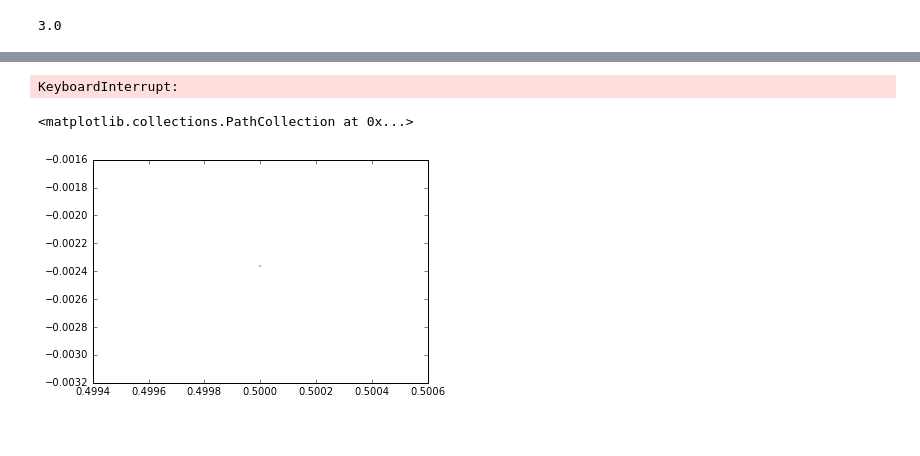
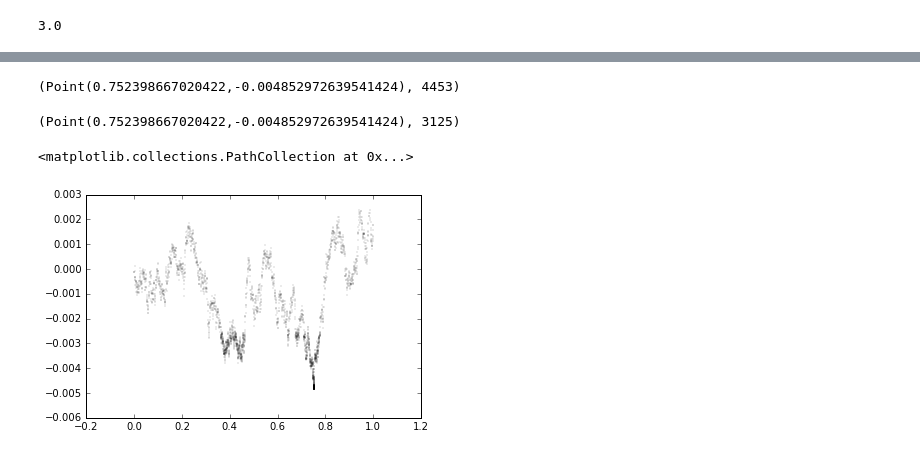
Before and after one commit to RadixSeven/LipschitzOpt, a Jupyter notebook: 1DOpt.ipynb, the cells around one changed output, grey strips where cells are left out. Saved outputs shown, nothing was run; the diff lists cells and outputs as text; code cells hidden in the pictures.

Commit message:
Fixed bug in greedy and compared it to cautious

```diff
--- a/1DOpt.ipynb
+++ b/1DOpt.ipynb
@@ -110,20 +110,35 @@ def funcFromPoints(points):
     """Makes a function that linearly interpolates for the control points (error for out of bounds)"""
     return interpolate.interp1d([p.x for p in points], [p.y for p in points],'linear')
 # %%
-def schubertOneStep(boxes, minErr, minFound, func, K):
-        # Among all the boxes whose lower bound is better than the best known, divide the box with the
-        # best center value
-        potentiallyOptimal = [boxPr for boxPr in enumerate(boxes) if boxPr[1].lowerBound(K) <= minFound]
+def schubertOneStepGreedy(boxes, minFound, stoppingErr, func, K):
+        # Among all the boxes whose lower bound is better than the best known that can be divided
+        potentiallyOptimal = [boxPr for boxPr in enumerate(boxes) if
+                              boxPr[1].lowerBound(K) <= minFound and boxPr[1].maxErr(K) >= stoppingErr]
+        if len(potentiallyOptimal) == 0:
+            return boxes, minFound, False
+        # Divide the box with the best center value
         toDivideIdx, toDivide = min(potentiallyOptimal, key=lambda p:p[1].center.y)
         newBoxes = toDivide.divide(func)
         boxes[toDivideIdx] = newBoxes[0]
         boxes.extend(newBoxes[1:])
         minFound = min([box.center.y for box in boxes])
-        minLowerBound = min([box.lowerBound(K) for box in boxes])
-        minErr = minFound - minLowerBound
-        return boxes, minErr, minFound
+        return boxes, minFound, True
 
-def schubertAlgorithm(center,width,err,func,K):
+def schubertOneStepCautious(boxes, minFound, stoppingErr, func, K):
+        # Among all the boxes whose lower bound is better than the best known that can be divided
+        potentiallyOptimal = [boxPr for boxPr in enumerate(boxes) if
+                              boxPr[1].lowerBound(K) <= minFound and boxPr[1].maxErr(K) >= stoppingErr]
+        if len(potentiallyOptimal) == 0:
+            return boxes, minFound, False
+        # Divide the box with the lowest lower bound
+        toDivideIdx, toDivide = min(potentiallyOptimal, key=lambda p:p[1].lowerBound(K))
+        newBoxes = toDivide.divide(func)
+        boxes[toDivideIdx] = newBoxes[0]
+        boxes.extend(newBoxes[1:])
+        minFound = min([box.center.y for box in boxes])
+        return boxes, minFound, True
+
+def schubertAlgorithm(center,width,err,func,K,algo):
     """Returns the best point (and all points tried) on func given that it is Lipschitz continuous with constant K
 
        center the center x value of the interval over which the optimization takes place
@@ -137,8 +152,12 @@ def schubertAlgorithm(center,width,err,func,K):
     minFound = min([box.center.y for box in boxes])
     minLowerBound = min([box.lowerBound(K) for box in boxes])
     minErr = minFound - minLowerBound
-    while(minErr > err):
-        boxes, minErr, minFound = schubertOneStep(boxes, minErr, minFound, func, K)
+    moreToDivide = minErr > err
+    while(moreToDivide):
+        if algo == 'greedy':
+            boxes, minFound, moreToDivide = schubertOneStepGreedy(boxes, minFound, err, func, K)
+        else:
+            boxes, minFound, moreToDivide = schubertOneStepCautious(boxes, minFound, err, func, K)
     best = [box for box in boxes if box.center.y == minFound]
     return best[0].center,boxes
 # %%
@@ -177,13 +196,17 @@ funcMinimum(cp)
 # %%
-best,boxes=schubertAlgorithm(0.5,1,0.00001,fn,globalK); (best,len(boxes))
+best,boxes=schubertAlgorithm(0.5,1,0.00001,fn,globalK,'greedy'); (best,len(boxes))
 # %% [output]
-KeyboardInterrupt:
+(Point(0.752398667020422,-0.004852972639541424), 4453)
+# %%
+best,boxes=schubertAlgorithm(0.5,1,0.00001,fn,globalK,'cautious'); (best,len(boxes))
+# %% [output]
+(Point(0.752398667020422,-0.004852972639541424), 3125)
 # %%
-plt.scatter([box.center.x for box in boxes],[box.center.y for box in boxes],s=.1)
+plt.scatter([box.center.x for box in boxes],[box.center.y for box in boxes],s=.01)
 #plt.scatter([box.center.x for box in boxes],[box.lowerBound(globalK) for box in boxes],s=.1)
 # %% [output]
 <matplotlib.collections.PathCollection at 0x...>
-[figure, old version]
+[figure, new version]
 # %%
 xsq=lambda x:x*x
 # %%
```
Also changed, not shown: parts of 6 cells of this notebook.
